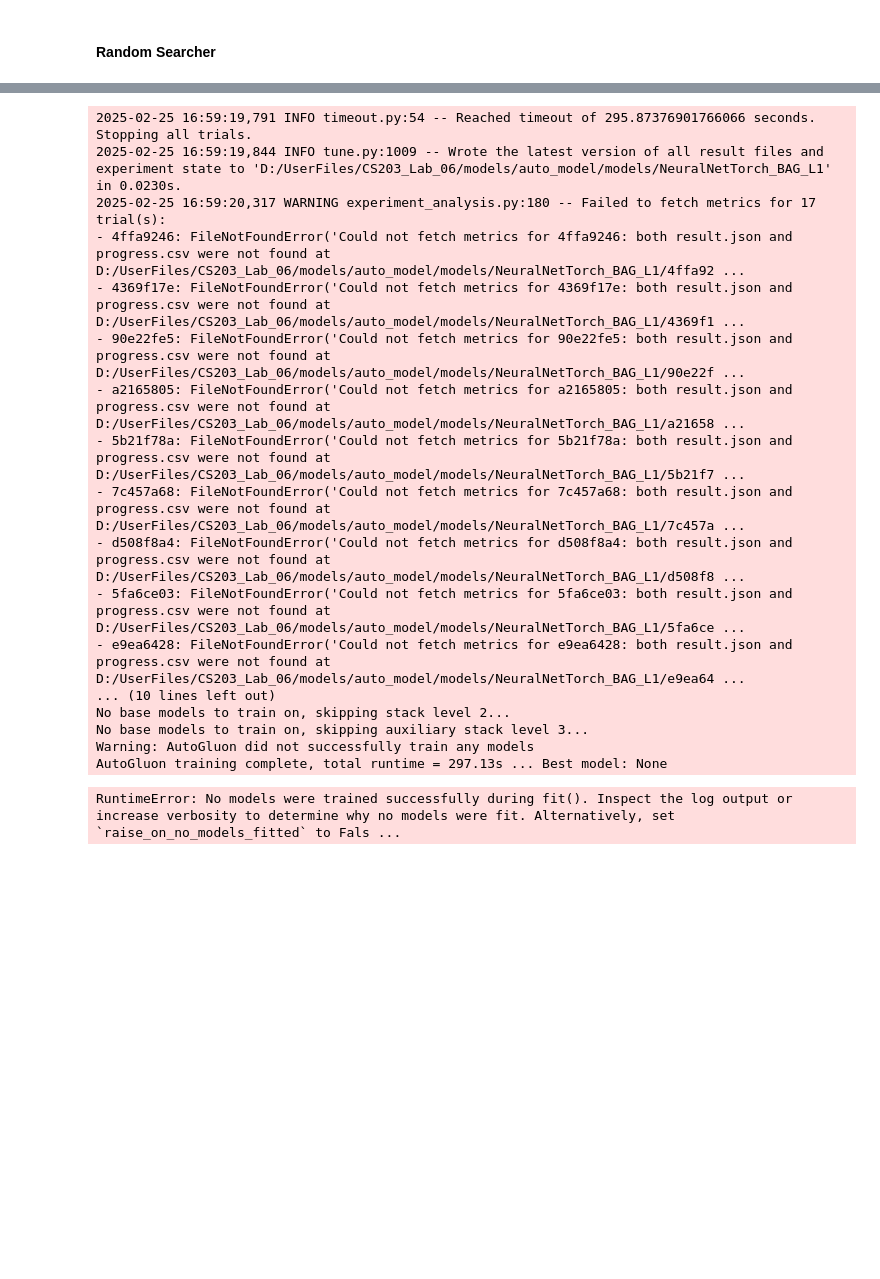
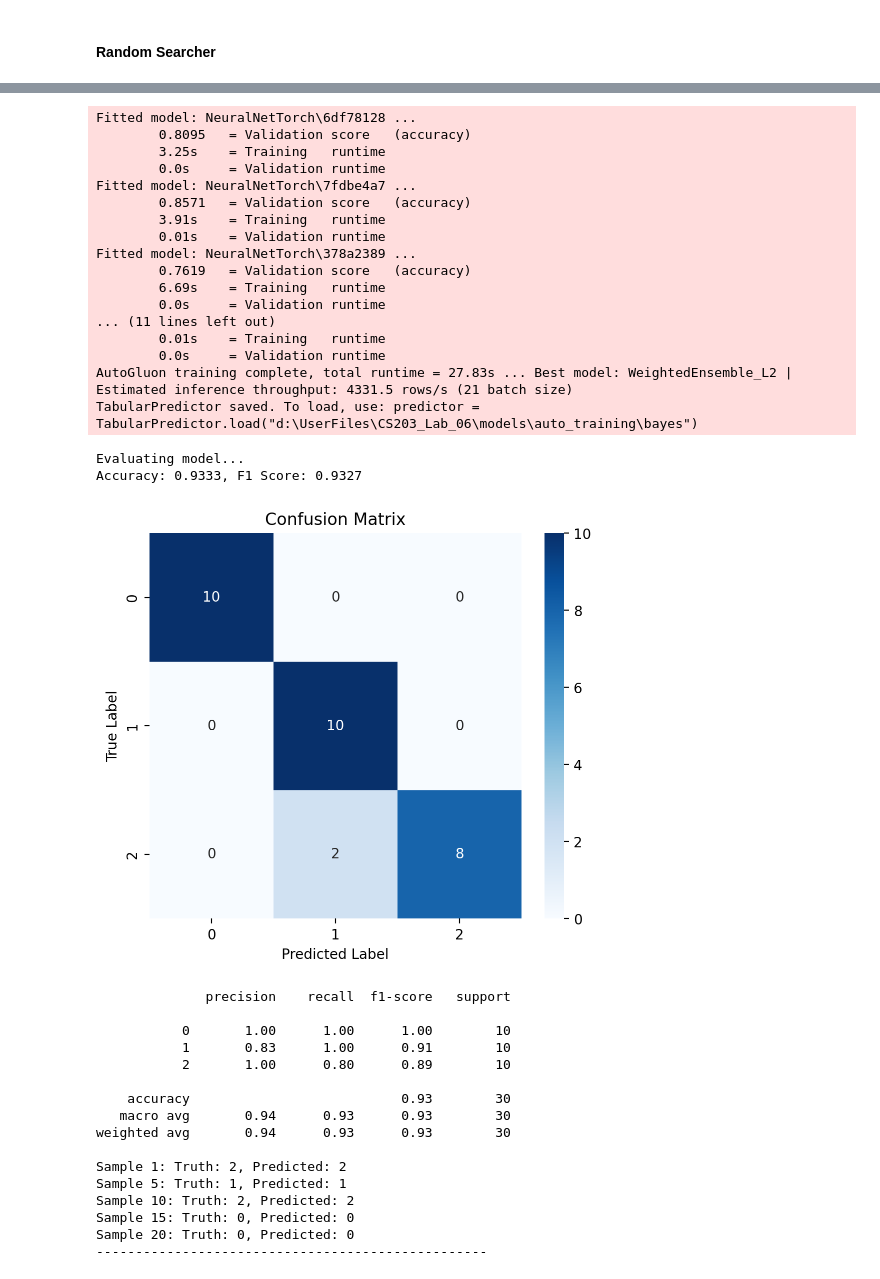
Before and after one commit to Soham-Gaonkar/STTAI-Assignment6-Reproducibility-and-HPO, a Jupyter notebook: section2.ipynb, the cells around one changed output, grey strips where cells are left out. Cells and saved outputs as stored; diff of their text form; code cells hidden in the pictures; blank space fills up the shorter version.

Commit message:
readme update and section2 base done

```diff
--- a/section2.ipynb
+++ b/section2.ipynb
@@ -464,23 +518,43 @@ def train_auto_mode(train_data, search_strategy):
 # %%
-predictor = train_auto_mode(train_df,search_strategy='bayes')
-evaluate_model(predictor,test_df)
+predictor2 = train_auto_mode(train_df,search_strategy='bayes')
+evaluate_model(predictor2,test_df)
+
+predictors_auto.append(predictor2)
 # %% [output]
 [interactive output not drawn]
-2025-02-25 16:59:19,791 INFO timeout.py:54 -- Reached timeout of 295.87376901766066 seconds. Stopping all trials.
-2025-02-25 16:59:19,844 INFO tune.py:1009 -- Wrote the latest version of all result files and experiment state to 'D:/UserFiles/CS203_Lab_06/models/auto_model/models/NeuralNetTorch_BAG_L1' in 0.0230s.
-2025-02-25 16:59:20,317 WARNING experiment_analysis.py:180 -- Failed to fetch metrics for 17 trial(s):
-- 4ffa9246: FileNotFoundError('Could not fetch metrics for 4ffa9246: both result.json and progress.csv were not found at D:/UserFiles/CS203_Lab_06/models/auto_model/models/NeuralNetTorch_BAG_L1/4ffa92 ...
-- 4369f17e: FileNotFoundError('Could not fetch metrics for 4369f17e: both result.json and progress.csv were not found at D:/UserFiles/CS203_Lab_06/models/auto_model/models/NeuralNetTorch_BAG_L1/4369f1 ...
-- 90e22fe5: FileNotFoundError('Could not fetch metrics for 90e22fe5: both result.json and progress.csv were not found at D:/UserFiles/CS203_Lab_06/models/auto_model/models/NeuralNetTorch_BAG_L1/90e22f ...
-- a2165805: FileNotFoundError('Could not fetch metrics for a2165805: both result.json and progress.csv were not found at D:/UserFiles/CS203_Lab_06/models/auto_model/models/NeuralNetTorch_BAG_L1/a21658 ...
-- 5b21f78a: FileNotFoundError('Could not fetch metrics for 5b21f78a: both result.json and progress.csv were not found at D:/UserFiles/CS203_Lab_06/models/auto_model/models/NeuralNetTorch_BAG_L1/5b21f7 ...
-- 7c457a68: FileNotFoundError('Could not fetch metrics for 7c457a68: both result.json and progress.csv were not found at D:/UserFiles/CS203_Lab_06/models/auto_model/models/NeuralNetTorch_BAG_L1/7c457a ...
-- d508f8a4: FileNotFoundError('Could not fetch metrics for d508f8a4: both result.json and progress.csv were not found at D:/UserFiles/CS203_Lab_06/models/auto_model/models/NeuralNetTorch_BAG_L1/d508f8 ...
-- 5fa6ce03: FileNotFoundError('Could not fetch metrics for 5fa6ce03: both result.json and progress.csv were not found at D:/UserFiles/CS203_Lab_06/models/auto_model/models/NeuralNetTorch_BAG_L1/5fa6ce ...
-- e9ea6428: FileNotFoundError('Could not fetch metrics for e9ea6428: both result.json and progress.csv were not found at D:/UserFiles/CS203_Lab_06/models/auto_model/models/NeuralNetTorch_BAG_L1/e9ea64 ...
-... (10 lines left out)
-No base models to train on, skipping stack level 2...
-No base models to train on, skipping auxiliary stack level 3...
-Warning: AutoGluon did not successfully train any models
-AutoGluon training complete, total runtime = 297.13s ... Best model: None
+Fitted model: NeuralNetTorch\6df78128 ...
+        0.8095   = Validation score   (accuracy)
+        3.25s    = Training   runtime
+        0.0s     = Validation runtime
+Fitted model: NeuralNetTorch\7fdbe4a7 ...
+        0.8571   = Validation score   (accuracy)
+        3.91s    = Training   runtime
+        0.01s    = Validation runtime
+Fitted model: NeuralNetTorch\378a2389 ...
+        0.7619   = Validation score   (accuracy)
+        6.69s    = Training   runtime
+        0.0s     = Validation runtime
+... (11 lines left out)
+        0.01s    = Training   runtime
+        0.0s     = Validation runtime
+AutoGluon training complete, total runtime = 27.83s ... Best model: WeightedEnsemble_L2 | Estimated inference throughput: 4331.5 rows/s (21 batch size)
+TabularPredictor saved. To load, use: predictor = TabularPredictor.load("d:\UserFiles\CS203_Lab_06\models\auto_training\bayes")
-RuntimeError: No models were trained successfully during fit(). Inspect the log output or increase verbosity to determine why no models were fit. Alternatively, set `raise_on_no_models_fitted` to Fals ...
+Evaluating model...
+Accuracy: 0.9333, F1 Score: 0.9327
+[figure, added]
+              precision    recall  f1-score   support
+
+           0       1.00      1.00      1.00        10
+           1       0.83      1.00      0.91        10
+           2       1.00      0.80      0.89        10
+
+    accuracy                           0.93        30
+   macro avg       0.94      0.93      0.93        30
+weighted avg       0.94      0.93      0.93        30
+
+Sample 1: Truth: 2, Predicted: 2
+Sample 5: Truth: 1, Predicted: 1
+Sample 10: Truth: 2, Predicted: 2
+Sample 15: Truth: 0, Predicted: 0
+Sample 20: Truth: 0, Predicted: 0
+--------------------------------------------------
```
Also changed, not shown: parts of 13 cells of this notebook, 55 other files.
